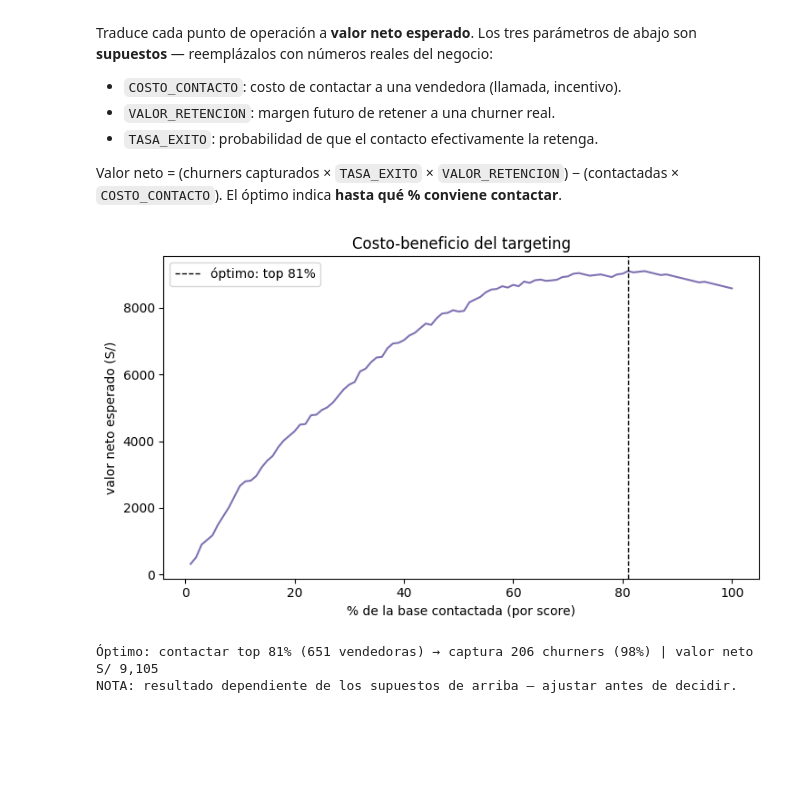
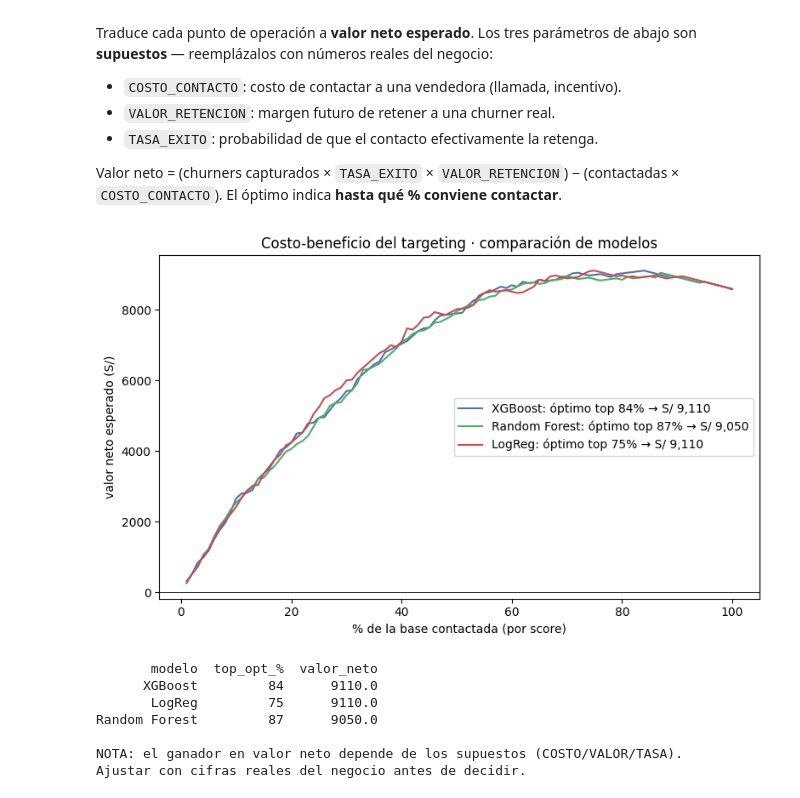
Before and after one commit to CarlosEscobarArroyo/customer-churn-prediction, a Jupyter notebook: 06_evaluation/03_utilidad_modelo.ipynb, the cells around one changed output. Cells and saved outputs as stored; diff of their text form; code cells hidden in the pictures; blank space fills up the shorter version.

```diff
--- a/06_evaluation/03_utilidad_modelo.ipynb
+++ b/06_evaluation/03_utilidad_modelo.ipynb
@@ -212,14 +295,13 @@ pérdida que queremos evitar); **falsos positivos** = vendedoras sanas contactad
 from sklearn.metrics import confusion_matrix, ConfusionMatrixDisplay
 
 t = 0.5
-pred = (p_test >= t).astype(int)
-cm = confusion_matrix(y_test, pred)
-fig, ax = plt.subplots(figsize=(4.8, 4.4))
-ConfusionMatrixDisplay(cm, display_labels=["no churn", "churn"]).plot(
-    ax=ax, cmap="Blues", colorbar=False)
-ax.set_title(f"Matriz de confusión · t={t}")
+fig, axes = plt.subplots(1, 3, figsize=(14, 4.4))
+for ax, l in zip(axes, LABELS):
+    pred = (P[l] >= t).astype(int)
+    cm = confusion_matrix(y_test, pred)
+    ConfusionMatrixDisplay(cm, display_labels=["no churn", "churn"]).plot(
+        ax=ax, cmap="Blues", colorbar=False)
+    tn, fp, fn, tp = cm.ravel()
+    ax.set_title(f"{l} · t={t}\nTP={tp}  FN={fn}  FP={fp}  TN={tn}")
 plt.tight_layout(); plt.show()
-tn, fp, fn, tp = cm.ravel()
-print(f"capturados (TP)={tp} | perdidos (FN)={fn} | "
-      f"falsa alarma (FP)={fp} | sanos correctos (TN)={tn}")
 # %% [output]
@@ -240,30 +321,39 @@ Valor neto = (churners capturados × `TASA_EXITO` × `VALOR_RETENCION`)
 # %%
 # --- SUPUESTOS: reemplazar con cifras reales del negocio ---
 COSTO_CONTACTO = 5.0       # S/ por vendedora contactada
 VALOR_RETENCION = 200.0    # S/ de margen por churner retenida
 TASA_EXITO = 0.30          # prob. de retención efectiva al contactar a una churner real
 
 fracs = np.linspace(0.01, 1.0, 100)
-neto = []
-for k in fracs:
-    m = int(np.ceil(k * n)); tp = int(y_test[order[:m]].sum())
-    neto.append(tp * TASA_EXITO * VALOR_RETENCION - m * COSTO_CONTACTO)
-neto = np.array(neto)
-k_opt = fracs[neto.argmax()]
+fig, ax = plt.subplots(figsize=(8, 5))
+cb = []
+for l in LABELS:
+    order = np.argsort(-P[l])
+    neto = np.array([
+        int(y_test[order[:int(k * n)]].sum()) * TASA_EXITO * VALOR_RETENCION
+        - int(k * n) * COSTO_CONTACTO
+        for k in fracs])
+    k_opt = fracs[neto.argmax()]
+    ax.plot(fracs * 100, neto, color=COLOR[l],
+            label=f"{l}: óptimo top {k_opt*100:.0f}% → S/ {neto.max():,.0f}")
+    cb.append({"modelo": l, "top_opt_%": round(k_opt * 100), "valor_neto": neto.max()})
+ax.axhline(0, color="k", lw=0.6)
+ax.set_xlabel("% de la base contactada (por score)")
+ax.set_ylabel("valor neto esperado (S/)")
+ax.set_title("Costo-beneficio del targeting · comparación de modelos")
+ax.legend(); plt.tight_layout(); plt.show()
 
-fig, ax = plt.subplots(figsize=(7.5, 4.5))
-ax.plot(fracs * 100, neto, color="#8172b3")
-ax.axvline(k_opt * 100, color="k", ls="--", lw=1,
-           label=f"óptimo: top {k_opt*100:.0f}%")
-ax.set_xlabel("% de la base contactada (por score)"); ax.set_ylabel("valor neto esperado (S/)")
-ax.set_title("Costo-beneficio del targeting"); ax.legend()
-plt.tight_layout(); plt.show()
-m = int(np.ceil(k_opt * n)); tp = int(y_test[order[:m]].sum())
-print(f"Óptimo: contactar top {k_opt*100:.0f}% ({m} vendedoras) → "
-      f"captura {tp} churners ({tp/total_pos:.0%}) | valor neto S/ {neto.max():,.0f}")
-print("NOTA: resultado dependiente de los supuestos de arriba — ajustar antes de decidir.")
+cb = pd.DataFrame(cb).sort_values("valor_neto", ascending=False)
+print(cb.to_string(index=False))
+print("\nNOTA: el ganador en valor neto depende de los supuestos (COSTO/VALOR/TASA).")
+print("Ajustar con cifras reales del negocio antes de decidir.")
 # %% [output]
-[figure, old version]
+[figure, new version]
-Óptimo: contactar top 81% (651 vendedoras) → captura 206 churners (98%) | valor neto S/ 9,105
-NOTA: resultado dependiente de los supuestos de arriba — ajustar antes de decidir.
+       modelo  top_opt_%  valor_neto
+      XGBoost         84      9110.0
+       LogReg         75      9110.0
+Random Forest         87      9050.0
+
+NOTA: el ganador en valor neto depende de los supuestos (COSTO/VALOR/TASA).
+Ajustar con cifras reales del negocio antes de decidir.
 # %% [markdown]
```
Also changed, not shown: parts of 12 cells of this notebook, 19 other files.
